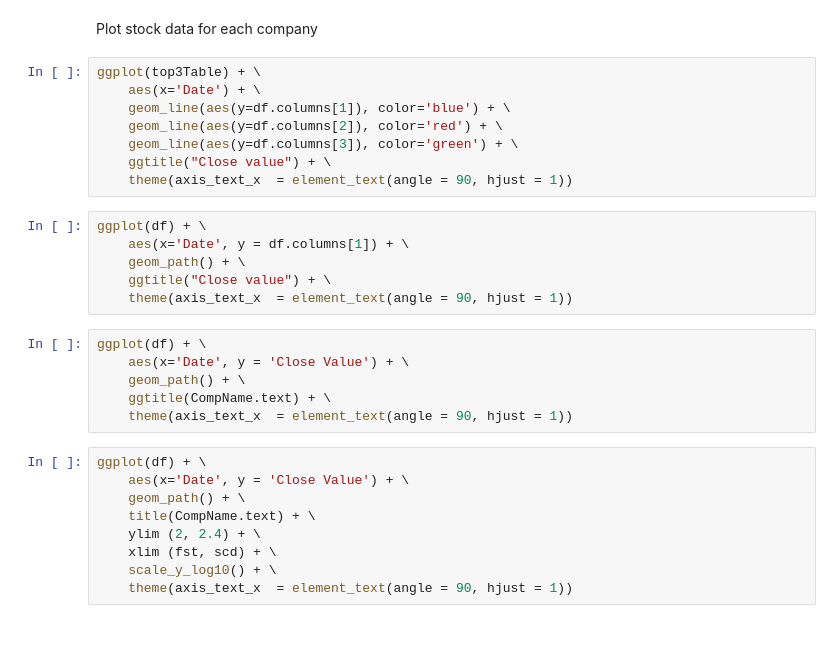
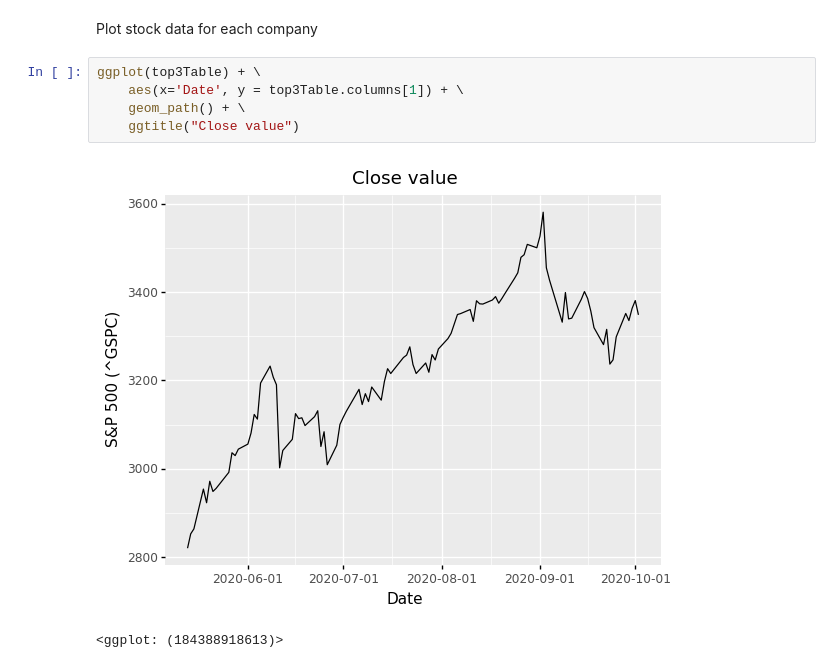
Before and after one commit to Gares95/WebScraper, a Jupyter notebook: main.ipynb, the cells around one changed output. Drawn from its saved outputs; the diff is of its cells as text; blank space fills up the shorter version.

```diff
--- a/main.ipynb
+++ b/main.ipynb
@@ -27,31 +25,10 @@ IndexError: list index out of range
 # %% [markdown]
 Plot stock data for each company
-# %%
-ggplot(top3Table) + \
-    aes(x='Date') + \
-    geom_line(aes(y=df.columns[1]), color='blue') + \
-    geom_line(aes(y=df.columns[2]), color='red') + \
-    geom_line(aes(y=df.columns[3]), color='green') + \
-    ggtitle("Close value") + \
-    theme(axis_text_x  = element_text(angle = 90, hjust = 1))
 # %%
-ggplot(df) + \
-    aes(x='Date', y = df.columns[1]) + \
+ggplot(top3Table) + \
+    aes(x='Date', y = top3Table.columns[1]) + \
     geom_path() + \
-    ggtitle("Close value") + \
-    theme(axis_text_x  = element_text(angle = 90, hjust = 1))
+    ggtitle("Close value")
+# %% [output]
+[figure, added]
+<ggplot: (184388918613)>
-# %%
-ggplot(df) + \
-    aes(x='Date', y = 'Close Value') + \
-    geom_path() + \
-    ggtitle(CompName.text) + \
-    theme(axis_text_x  = element_text(angle = 90, hjust = 1))
-# %%
-ggplot(df) + \
-    aes(x='Date', y = 'Close Value') + \
-    geom_path() + \
-    title(CompName.text) + \
-    ylim (2, 2.4) + \
-    xlim (fst, scd) + \
-    scale_y_log10() + \
-    theme(axis_text_x  = element_text(angle = 90, hjust = 1))
```
Also changed, not shown: parts of 7 cells of this notebook, 1 other file.
